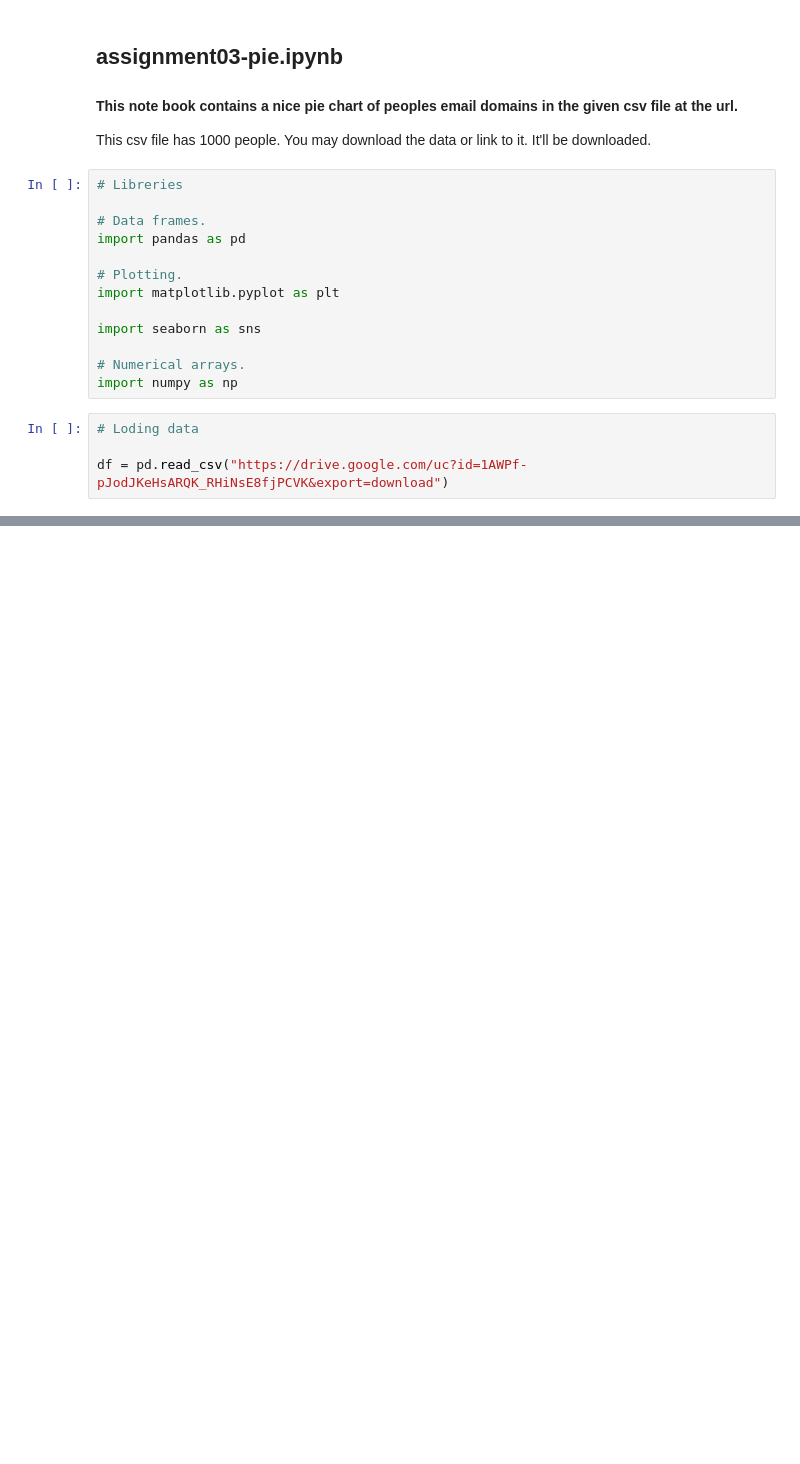
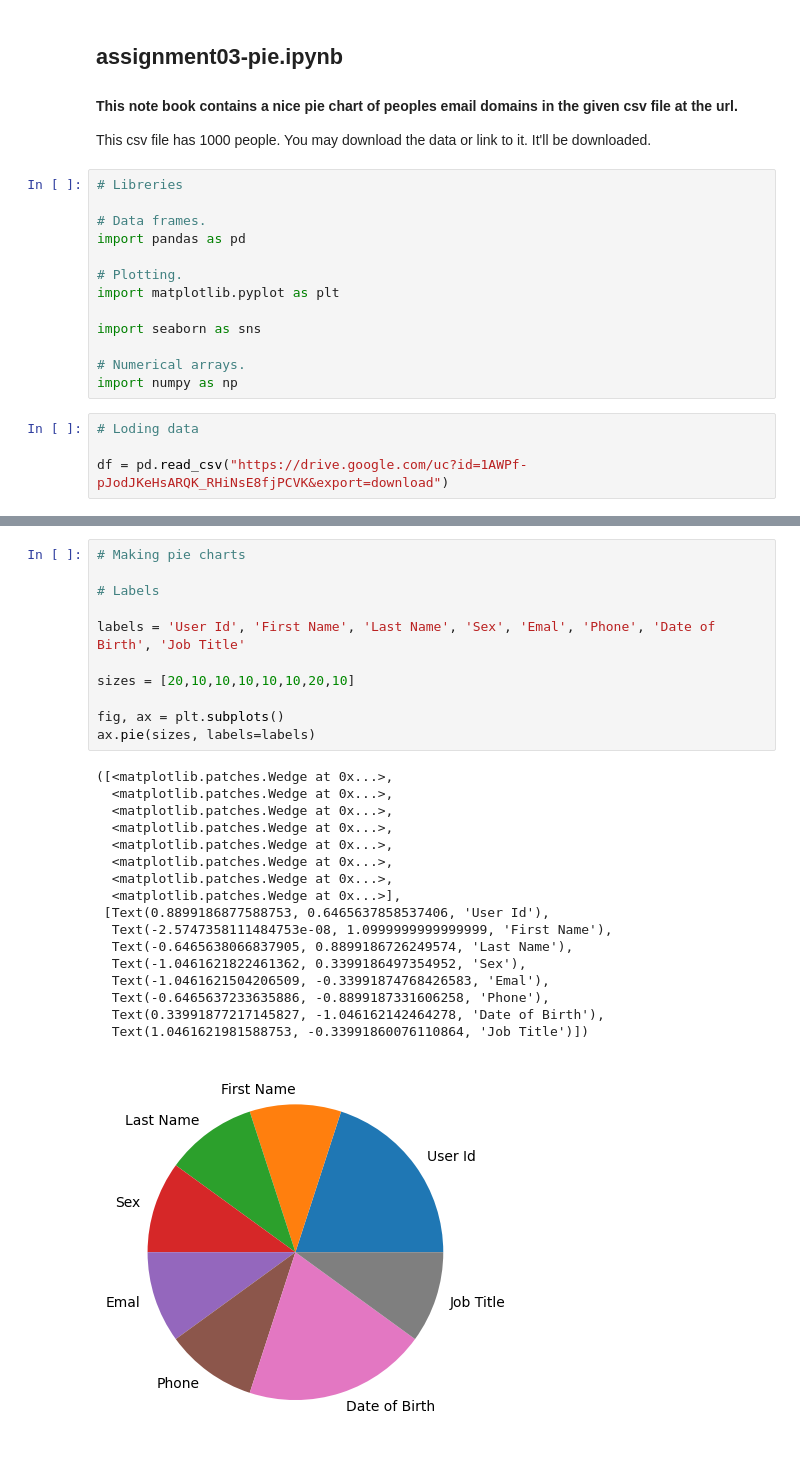
Before and after one commit to h2ohugol/PFDA-assignments, a Jupyter notebook: assignment03-pie.ipynb, the cells around one changed output, grey strips where cells are left out. Drawn from its saved outputs; the diff is of its cells as text; blank space fills up the shorter version.

Commit message:
color and label slices

```diff
--- a/assignment03-pie.ipynb
+++ b/assignment03-pie.ipynb
@@ -45,0 +98,29 @@ df
+# %%
+# Making pie charts
+
+# Labels
+
+labels = 'User Id', 'First Name', 'Last Name', 'Sex', 'Emal', 'Phone', 'Date of Birth', 'Job Title'
+
+sizes = [20,10,10,10,10,10,20,10]
+
+fig, ax = plt.subplots()
+ax.pie(sizes, labels=labels)
+# %% [output]
+([<matplotlib.patches.Wedge at 0x...>,
+  <matplotlib.patches.Wedge at 0x...>,
+  <matplotlib.patches.Wedge at 0x...>,
+  <matplotlib.patches.Wedge at 0x...>,
+  <matplotlib.patches.Wedge at 0x...>,
+  <matplotlib.patches.Wedge at 0x...>,
+  <matplotlib.patches.Wedge at 0x...>,
+  <matplotlib.patches.Wedge at 0x...>],
+ [Text(0.8899186877588753, 0.6465637858537406, 'User Id'),
+  Text(-2.5747358111484753e-08, 1.0999999999999999, 'First Name'),
+  Text(-0.6465638066837905, 0.8899186726249574, 'Last Name'),
+  Text(-1.0461621822461362, 0.3399186497354952, 'Sex'),
+  Text(-1.0461621504206509, -0.33991874768426583, 'Emal'),
+  Text(-0.6465637233635886, -0.8899187331606258, 'Phone'),
+  Text(0.33991877217145827, -1.046162142464278, 'Date of Birth'),
+  Text(1.0461621981588753, -0.33991860076110864, 'Job Title')])
+[figure, added]
```
Also changed, not shown: parts of 5 cells of this notebook.
